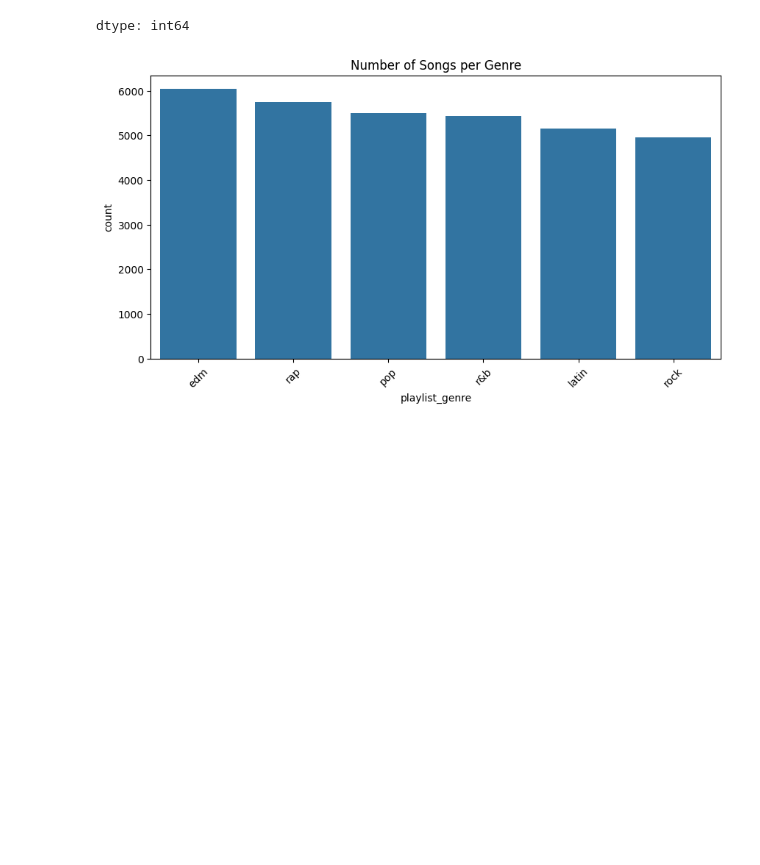
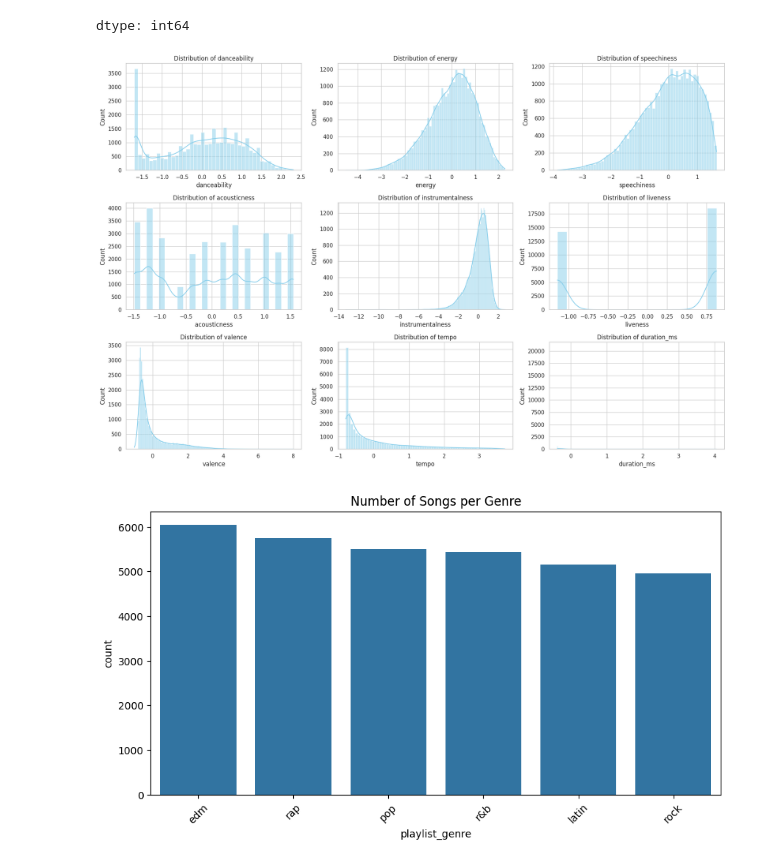
Before and after one commit to Naresh-Cloud12/AI-Spotify--Project, a Jupyter notebook: AI_Major_Project_Spotify.ipynb, the cells around one changed output. Cells and saved outputs as stored; diff of their text form; code cells hidden in the pictures; blank space fills up the shorter version.

```diff
--- a/AI_Major_Project_Spotify.ipynb
+++ b/AI_Major_Project_Spotify.ipynb
@@ -107,6 +107,83 @@ memory usage: 5.8+ MB
 | latin | 5155 |
 | rock | 4951 |
 dtype: int64
+# %%
+# To visualize the distribution (spread, shape, and pattern) of key audio features like danceability, energy, valence, tempo, etc., after they are scaled.#
+
+#✅ 1. Importing Required Libraries
+import matplotlib.pyplot as plt
+import seaborn as sns
+#matplotlib.pyplot: For plotting graphs (basic plotting)
+#seaborn: Built on matplotlib, used for more beautiful and statistical plots
+#Set the Visual Style for Seaborn
+sns.set(style="whitegrid")
+#Changes the background and grid style of all seaborn plots.
+
+#"whitegrid" adds light grid lines to the background for better readability.
+
+#3. Set Default Figure Size
+plt.rcParams["figure.figsize"] = (12, 6)
+#Sets default plot size for all plots.
+
+#(12, 6) means width = 12 inches, height = 6 inches
+
+# This line can be changed globally or per-plot using figsize=(...)
+
+#4. List of Audio Features to Visualize
+features = ['danceability', 'energy', 'speechiness', 'acousticness',
+            'instrumentalness', 'liveness', 'valence', 'tempo', 'duration_ms']
+#This is a Python list of column names (features).
+
+#These are the key audio features from the dataset.
+# We want to plot a histogram for each one to see how their values are distributed.
+#5. Create Subplots for 3x3 Grid
+fig, axes = plt.subplots(nrows=3, ncols=3, figsize=(18, 12))
+axes = axes.flatten()
+
+#What this does:
+#plt.subplots(...) creates a grid of subplots:
+#3 rows × 3 columns = 9 plots (because we have 9 features)
+#figsize=(18, 12) makes the whole figure large and readable
+#axes.flatten() converts the 2D grid of plots into a 1D list so we can loop through them easily.
+
+# 6. Loop Through Each Feature and Plot Histogram
+for i, feature in enumerate(features):
+    sns.histplot(X_scaled[:, i], kde=True, ax=axes[i], color="skyblue")
+    axes[i].set_title(f'Distribution of {feature}', fontsize=12)
+    axes[i].set_xlabel(feature)
+    axes[i].set_ylabel('Count')
+
+#Line-by-line breakdown:
+#for i, feature in enumerate(features):
+#Loops through each feature in the features list
+#i is index (0–8), feature is column name like 'danceability'
+#sns.histplot(...):
+#Creates a histogram using seaborn
+#df_scaled[feature]: Gets the values from the scaled DataFrame
+#kde=True: Adds a smooth density curve over the histogram
+#ax=axes[i]: Tells seaborn to plot on the i-th subplot (not make a new figure)
+#color="skyblue": Makes the bars light blue
+#set_title(...): Sets title above each plot
+#set_xlabel(...): Label on x-axis = name of the feature
+#set_ylabel(...): Label on y-axis = “Count” (how many songs had those values)
+
+# 7. Adjust Layout to Prevent Overlap
+
+plt.tight_layout()
+
+#Automatically adjusts space between subplots so titles, labels, and axes don’t overlap.
+
+#8. Display the Plot
+plt.show()
+#You’ll see a 3×3 grid of plots, one for each feature, like this:
+#Distribution of Danceability   Distribution of Energy  ...
+#Histogram with KDE     Histogram with KDE      ...
+
+#Each plot shows:
+#The range of values (e.g., -2 to +2 after scaling)
+#The shape of the data (e.g., bell curve, skewed, etc.)
+# %% [output]
+[figure, added]
 # %%
 #You can also visualize with
 
```
